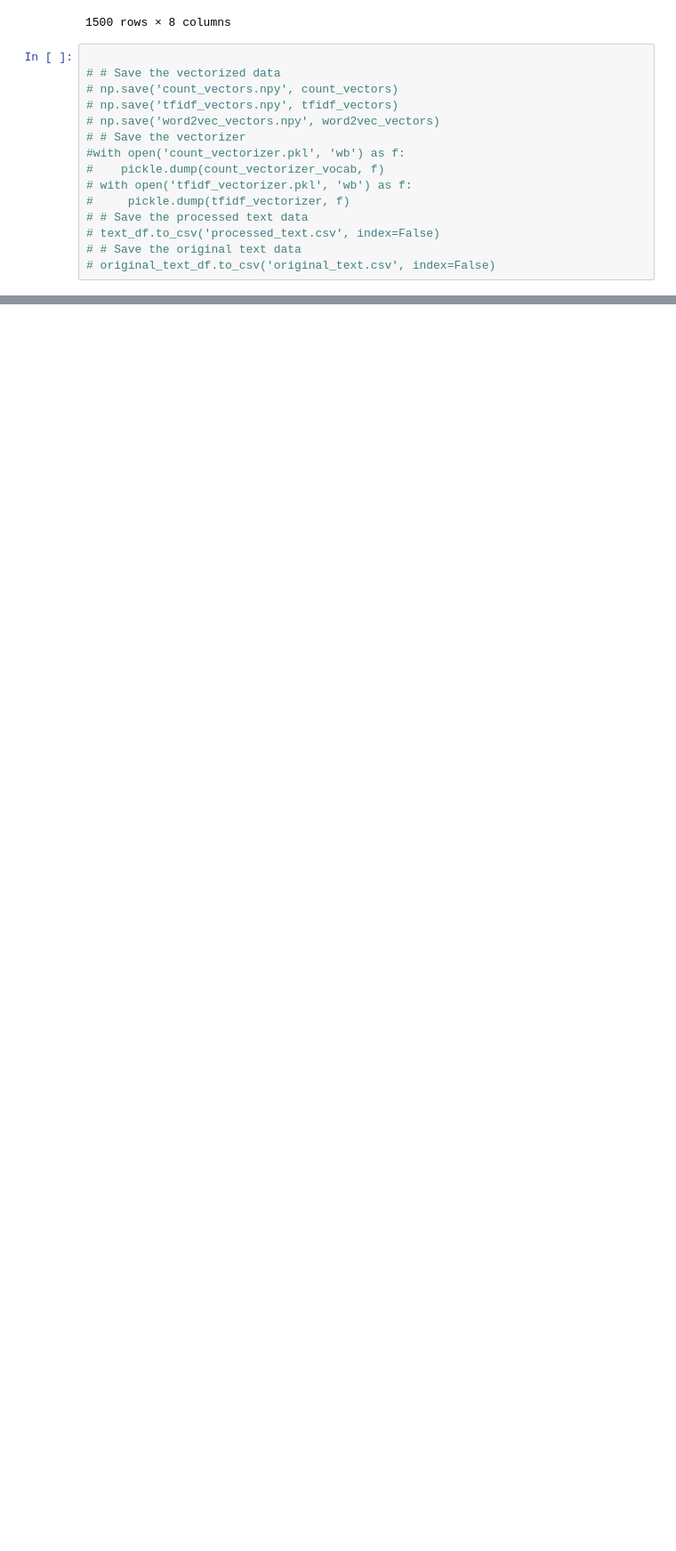
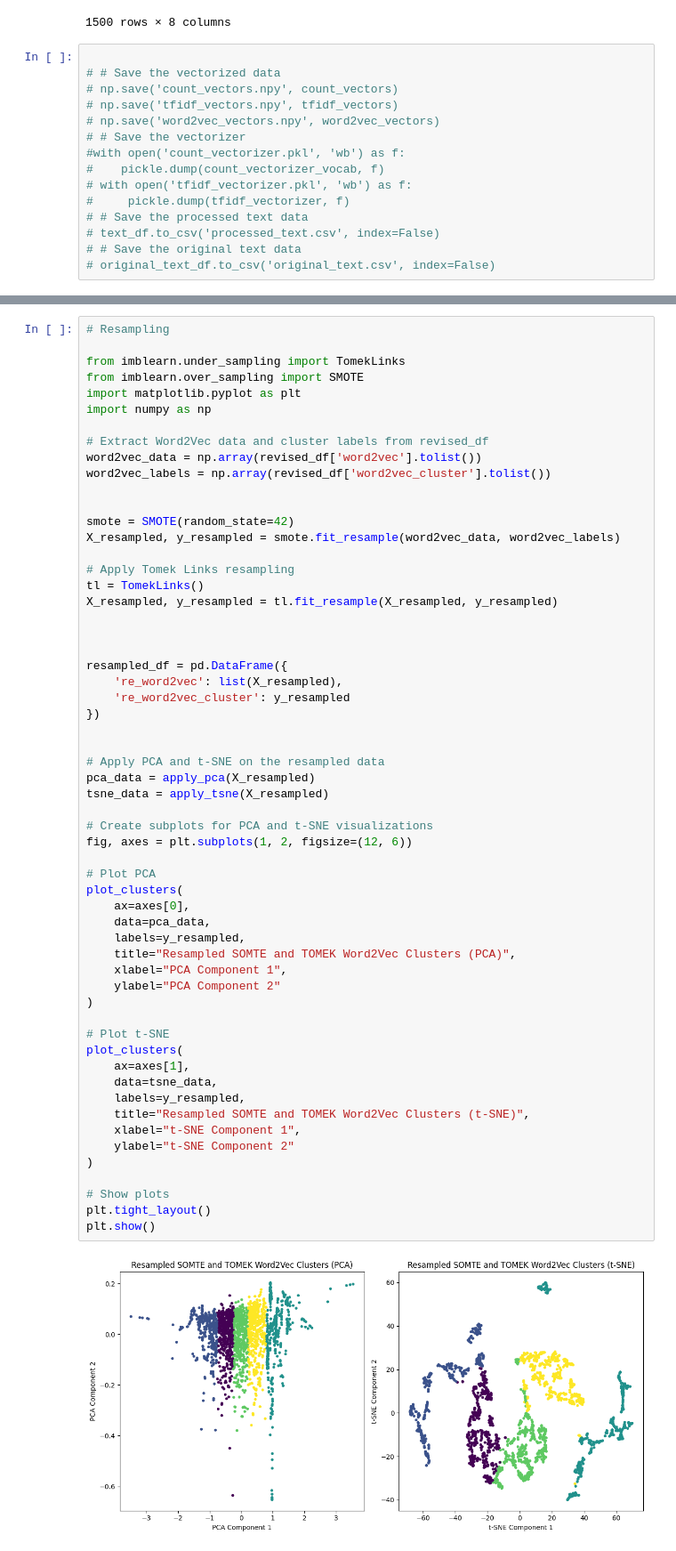
Before and after one commit to ruksad/descriptive-stats, a Jupyter notebook: lectures/gradedAssignments/prog_ml_ds/clustering-to-classification.ipynb, the cells around one changed output, grey strips where cells are left out. Shown at 89% size. Drawn from its saved outputs; the diff is of its cells as text; blank space fills up the shorter version.

Commit message:
selective sampling: SMOTE or tomekliknks

```diff
--- a/lectures/gradedAssignments/prog_ml_ds/clustering-to-classification.ipynb
+++ b/lectures/gradedAssignments/prog_ml_ds/clustering-to-classification.ipynb
@@ -358,0 +453,60 @@ visualize_reduction(word2vec_tsne, text_df['word2vec_cluster'], "Word2Vec Cluste
+# %%
+# Resampling
+
+from imblearn.under_sampling import TomekLinks
+from imblearn.over_sampling import SMOTE
+import matplotlib.pyplot as plt
+import numpy as np
+
+# Extract Word2Vec data and cluster labels from revised_df
+word2vec_data = np.array(revised_df['word2vec'].tolist())
+word2vec_labels = np.array(revised_df['word2vec_cluster'].tolist())
+
+
+smote = SMOTE(random_state=42)
+X_resampled, y_resampled = smote.fit_resample(word2vec_data, word2vec_labels)
+
+# Apply Tomek Links resampling
+tl = TomekLinks()
+X_resampled, y_resampled = tl.fit_resample(X_resampled, y_resampled)
+
+
+
+resampled_df = pd.DataFrame({
+    're_word2vec': list(X_resampled),
+    're_word2vec_cluster': y_resampled
+})
+
+
+# Apply PCA and t-SNE on the resampled data
+pca_data = apply_pca(X_resampled)
+tsne_data = apply_tsne(X_resampled)
+
+# Create subplots for PCA and t-SNE visualizations
+fig, axes = plt.subplots(1, 2, figsize=(12, 6))
+
+# Plot PCA
+plot_clusters(
+    ax=axes[0],
+    data=pca_data,
+    labels=y_resampled,
+    title="Resampled SOMTE and TOMEK Word2Vec Clusters (PCA)",
+    xlabel="PCA Component 1",
+    ylabel="PCA Component 2"
+)
+
+# Plot t-SNE
+plot_clusters(
+    ax=axes[1],
+    data=tsne_data,
+    labels=y_resampled,
+    title="Resampled SOMTE and TOMEK Word2Vec Clusters (t-SNE)",
+    xlabel="t-SNE Component 1",
+    ylabel="t-SNE Component 2"
+)
+
+# Show plots
+plt.tight_layout()
+plt.show()
+# %% [output]
+[figure, added]
```
Also changed, not shown: parts of 18 cells of this notebook, 1 other file.
